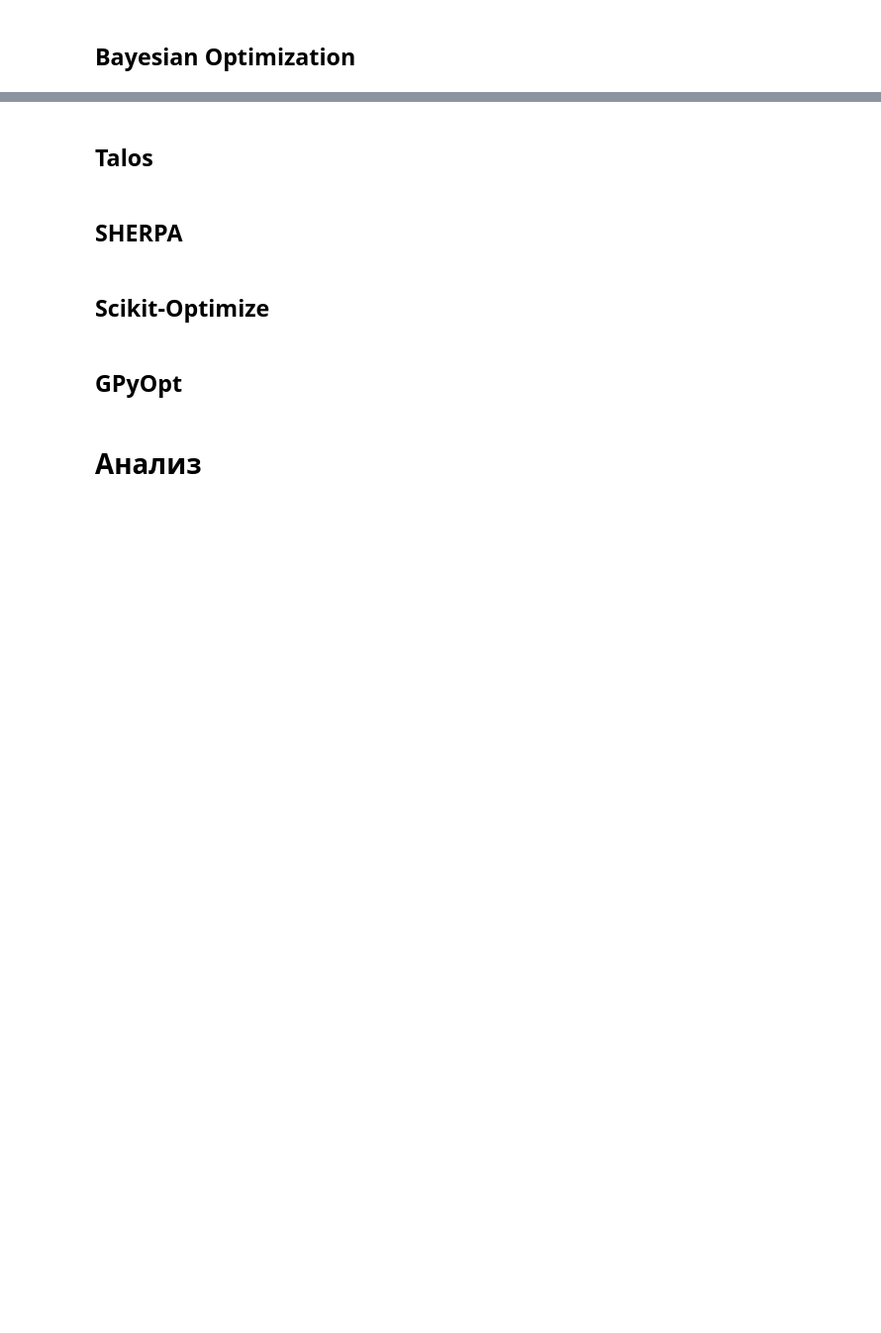
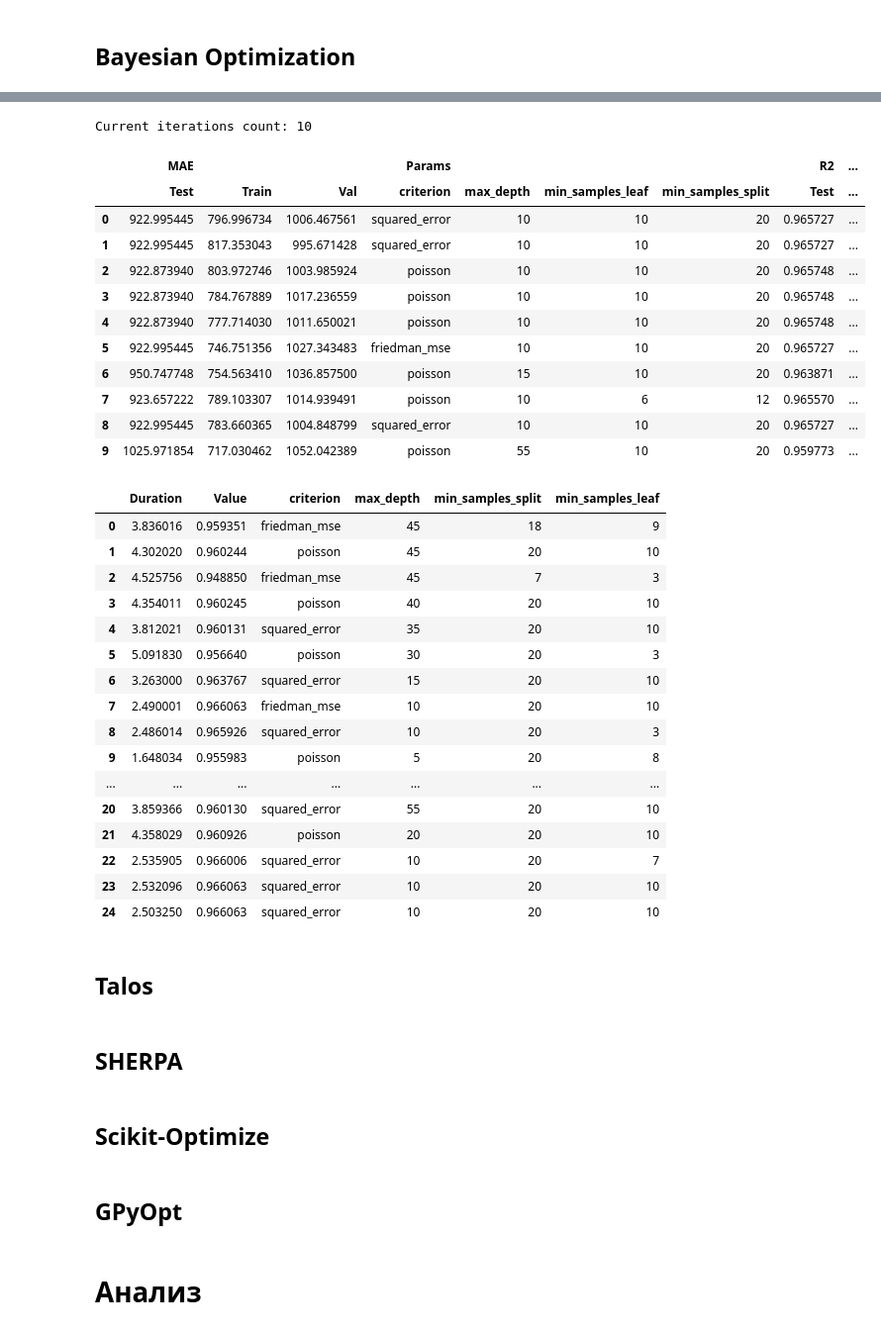
Before and after one commit to Renhas/Framework-Analysis, a Jupyter notebook: notebooks/Frameworks.ipynb, the cells around one changed output, grey strips where cells are left out. Shown at 99% size. Cells and saved outputs as stored; diff of their text form; code cells hidden in the pictures; blank space fills up the shorter version.

Commit message:
Bayesian Optimization results

```diff
--- a/notebooks/Frameworks.ipynb
+++ b/notebooks/Frameworks.ipynb
@@ -1078,0 +1181,35 @@ Current iterations count: 10
+# %%
+class BayesianManager(FrameworkManager):
+    def __init__(self, model_class):
+        super().__init__(model_class, SaveLoader(PathManager("Bayesian")))
+
+    def __optimize(self):
+        observer = BayesianObserver()
+        objective = BayesianObjective(self, observer)
+        optimizer = BayesianOptimization(
+            objective.objective,
+            pbounds=objective.space,
+            verbose=0,
+            allow_duplicate_points=False)
+        optimizer.subscribe(
+            event=Events.OPTIMIZATION_STEP,
+            subscriber=observer,
+            callback=None
+        )
+        start_time = time.time()
+        optimizer.maximize(init_points=1, n_iter=CFG.n_trials)
+        end_time = time.time() - start_time
+        return optimizer, observer, end_time
+
+    @staticmethod
+    def __format_results(converter: BayesianConverter, end_time):
+        trials_results = converter.trials_results()
+        trials_results[("Time", "Iteration")] = end_time
+        return converter.trials_history(), trials_results
+
+    def one_iteration(self):
+        optimizer, observer, end_time = self.__optimize()
+        history, results = BayesianManager.__format_results(BayesianConverter(optimizer, observer),
+                                                            end_time)
+        return history, results, \
+            BayesianParamConverter.format_space(optimizer.max["params"])
@@ -1078,0 +1218,2 @@ Current iterations count: 10
+# %%
+manager_bayesian = BayesianManager(DecisionTreeRegressor)
@@ -1079,3 +1233,40 @@ Current iterations count: 10
+# %%
+results_bayesian = manager_bayesian.loader.load_results()
+results_bayesian = results_bayesian.sort_index(axis=1, level=[0])
+print(f"Current iterations count: {manager_bayesian.loader.iter_count}")
+display(results_bayesian)
+display(manager_bayesian.loader.load_trials(0))
+# %% [output]
+Current iterations count: 10
+|  | MAE |  |  | Params |  |  |  | R2 | ... |
+|  | Test | Train | Val | criterion | max_depth | min_samples_leaf | min_samples_split | Test | ... |
+| 0 | 922.995445 | 796.996734 | 1006.467561 | squared_error | 10 | 10 | 20 | 0.965727 | ... |
+| 1 | 922.995445 | 817.353043 | 995.671428 | squared_error | 10 | 10 | 20 | 0.965727 | ... |
+| 2 | 922.873940 | 803.972746 | 1003.985924 | poisson | 10 | 10 | 20 | 0.965748 | ... |
+| 3 | 922.873940 | 784.767889 | 1017.236559 | poisson | 10 | 10 | 20 | 0.965748 | ... |
+| 4 | 922.873940 | 777.714030 | 1011.650021 | poisson | 10 | 10 | 20 | 0.965748 | ... |
+| 5 | 922.995445 | 746.751356 | 1027.343483 | friedman_mse | 10 | 10 | 20 | 0.965727 | ... |
+| 6 | 950.747748 | 754.563410 | 1036.857500 | poisson | 15 | 10 | 20 | 0.963871 | ... |
+| 7 | 923.657222 | 789.103307 | 1014.939491 | poisson | 10 | 6 | 12 | 0.965570 | ... |
+| 8 | 922.995445 | 783.660365 | 1004.848799 | squared_error | 10 | 10 | 20 | 0.965727 | ... |
+| 9 | 1025.971854 | 717.030462 | 1052.042389 | poisson | 55 | 10 | 20 | 0.959773 | ... |
+|  | Duration | Value | criterion | max_depth | min_samples_split | min_samples_leaf |
+| 0 | 3.836016 | 0.959351 | friedman_mse | 45 | 18 | 9 |
+| 1 | 4.302020 | 0.960244 | poisson | 45 | 20 | 10 |
+| 2 | 4.525756 | 0.948850 | friedman_mse | 45 | 7 | 3 |
+| 3 | 4.354011 | 0.960245 | poisson | 40 | 20 | 10 |
+| 4 | 3.812021 | 0.960131 | squared_error | 35 | 20 | 10 |
+| 5 | 5.091830 | 0.956640 | poisson | 30 | 20 | 3 |
+| 6 | 3.263000 | 0.963767 | squared_error | 15 | 20 | 10 |
+| 7 | 2.490001 | 0.966063 | friedman_mse | 10 | 20 | 10 |
+| 8 | 2.486014 | 0.965926 | squared_error | 10 | 20 | 3 |
+| 9 | 1.648034 | 0.955983 | poisson | 5 | 20 | 8 |
+| ... | ... | ... | ... | ... | ... | ... |
+| 20 | 3.859366 | 0.960130 | squared_error | 55 | 20 | 10 |
+| 21 | 4.358029 | 0.960926 | poisson | 20 | 20 | 10 |
+| 22 | 2.535905 | 0.966006 | squared_error | 10 | 20 | 7 |
+| 23 | 2.532096 | 0.966063 | squared_error | 10 | 20 | 10 |
+| 24 | 2.503250 | 0.966063 | squared_error | 10 | 20 | 10 |
 # %% [markdown]
 ## Talos
 # %% [markdown]
```
Also changed, not shown: parts of 12 cells of this notebook, 21 other files.
